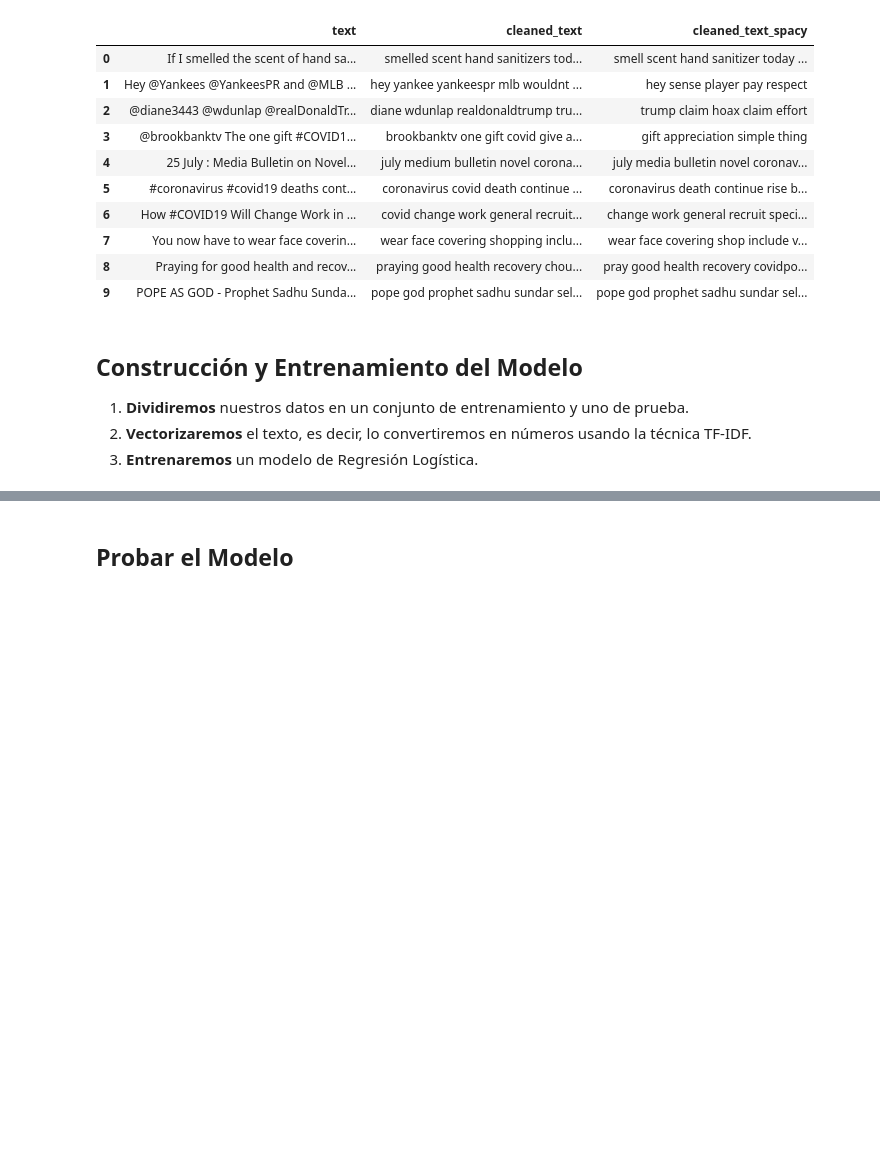
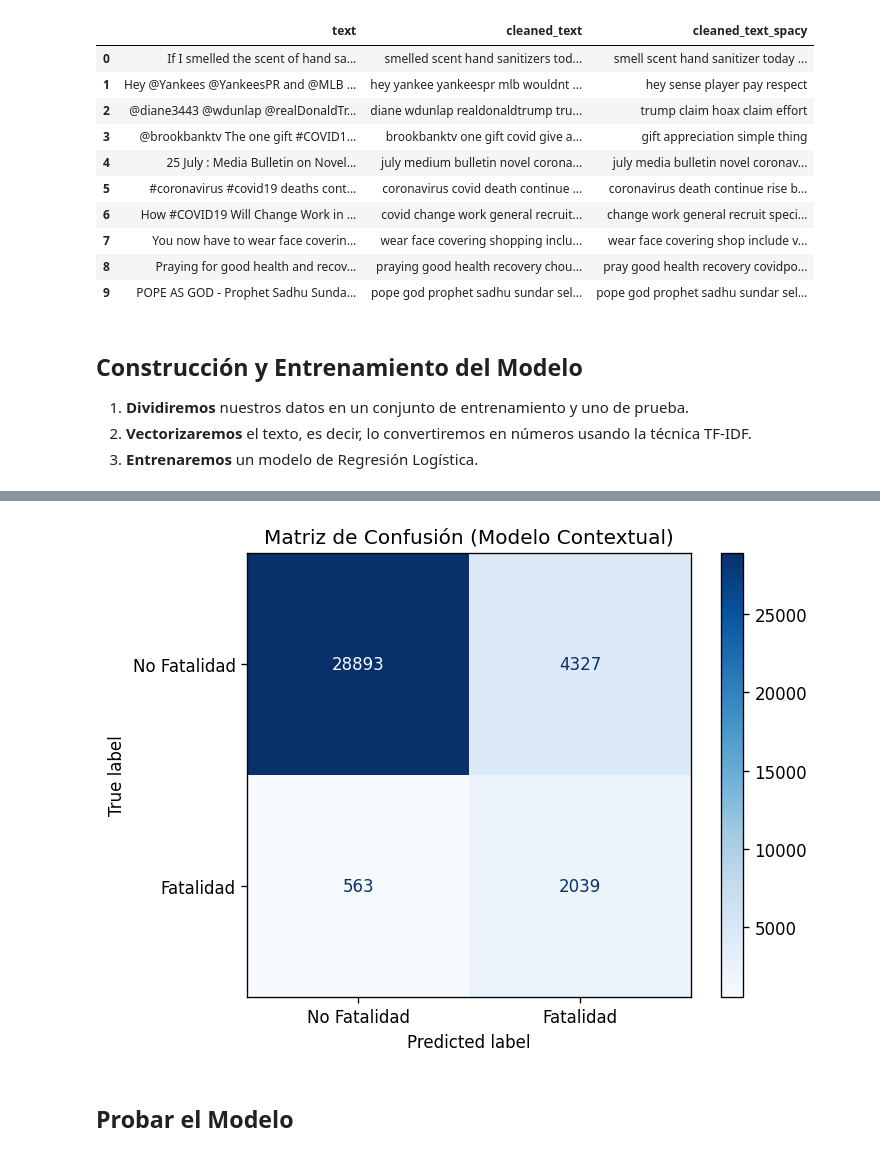
Before and after one commit to lucianolabudia/datascience3-coderhouse, a Jupyter notebook: Datasets+Labudia.ipynb, the cells around one changed output, grey strips where cells are left out. Saved outputs shown, nothing was run; the diff lists cells and outputs as text; code cells hidden in the pictures; blank space fills up the shorter version.

```diff
--- a/Datasets+Labudia.ipynb
+++ b/Datasets+Labudia.ipynb
@@ -501,0 +350,81 @@ El modelo logró esta performance porque la tarea era muy directa. La presencia
+# %%
+from sklearn.model_selection import train_test_split
+from sklearn.feature_extraction.text import TfidfVectorizer
+from sklearn.linear_model import LogisticRegression
+from sklearn.pipeline import make_pipeline
+from sklearn.metrics import classification_report, confusion_matrix, ConfusionMatrixDisplay
+import matplotlib.pyplot as plt
+import pandas as pd
+import re
+
+# --------------------------------------------------------------------------
+# PASO 1: DEFINIR EL DICCIONARIO DE PALABRAS CLAVE
+# --------------------------------------------------------------------------
+KEYWORD_DICTIONARY = ['death', 'die', 'died', 'fatality', 'deceased', 'casualty', 'victim']
+print(f"Diccionario de palabras clave: {KEYWORD_DICTIONARY}")
+print("-" * 50)
+
+
+# --------------------------------------------------------------------------
+# PASO 2: CREAR LA ETIQUETA (y) Y EL TEXTO DE CONTEXTO (X)
+# --------------------------------------------------------------------------
+def contains_keyword(text, keywords):
+    return 1 if any(word in text.split() for word in keywords) else 0
+
+df['y_contextual'] = df['cleaned_text_spacy'].apply(lambda text: contains_keyword(text, KEYWORD_DICTIONARY))
+
+def remove_keywords(text, keywords):
+    pattern = r'\b(' + '|'.join(keywords) + r')\b'
+    return re.sub(pattern, '', text).strip()
+
+df['X_contextual'] = df['cleaned_text_spacy'].apply(lambda text: remove_keywords(text, KEYWORD_DICTIONARY))
+
+# Apuntamos X e y a las nuevas columnas
+X = df['X_contextual']
+y = df['y_contextual']
+
+print("Nueva distribución de la variable objetivo:")
+print(y.value_counts())
+print("-" * 50)
+
+
+# --------------------------------------------------------------------------
+# PASO 3: DIVIDIR LOS DATOS Y ENTRENAR EL MODELO MEJORADO
+# --------------------------------------------------------------------------
+X_train, X_test, y_train, y_test = train_test_split(
+    X, y, test_size=0.2, random_state=42, stratify=y
+)
+
+print(f"Tamaño del conjunto de entrenamiento: {len(X_train)} filas")
+print(f"Tamaño del conjunto de prueba: {len(X_test)} filas")
+print("-" * 50)
+
+# Pipeline con el parámetro class_weight='balanced'
+pipeline = make_pipeline(
+    TfidfVectorizer(max_features=5000, ngram_range=(1, 2)),
+    LogisticRegression(C=1.0, solver='liblinear', random_state=42, class_weight='balanced')
+)
+
+print("Entrenando el nuevo modelo contextual...")
+pipeline.fit(X_train, y_train)
+print("¡Modelo entrenado exitosamente!")
+print("-" * 50)
+
+
+# --------------------------------------------------------------------------
+# PASO 4: EVALUAR EL MODELO
+# --------------------------------------------------------------------------
+print("Realizando predicciones con el modelo contextual...")
+y_pred = pipeline.predict(X_test)
+
+print("Reporte de Clasificación del Modelo Contextual:")
+class_report = classification_report(y_test, y_pred, target_names=['No Fatalidad', 'Fatalidad'])
+print(class_report)
+
+print("Matriz de Confusión del Modelo Contextual:")
+cm = confusion_matrix(y_test, y_pred)
+disp = ConfusionMatrixDisplay(confusion_matrix=cm, display_labels=['No Fatalidad', 'Fatalidad'])
+disp.plot(cmap=plt.cm.Blues)
+plt.title("Matriz de Confusión (Modelo Contextual)")
+plt.show()
+# %% [output]
@@ -502,2 +448,3 @@ El modelo logró esta performance porque la tarea era muy directa. La presencia
+[figure, added]
 # %% [markdown]
 ## Probar el Modelo
```
Also changed, not shown: parts of 20 cells of this notebook.
